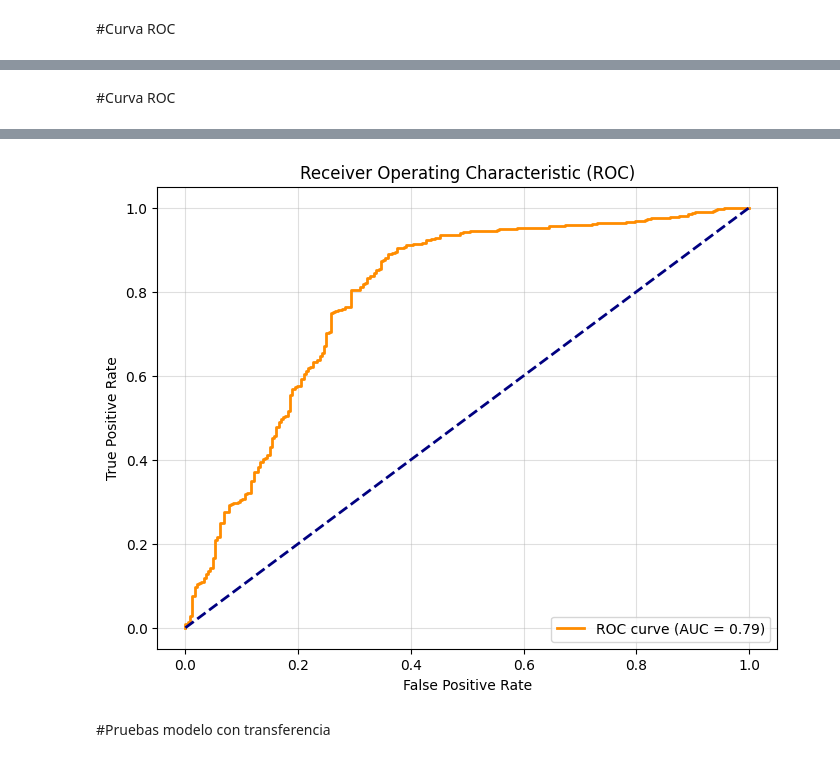
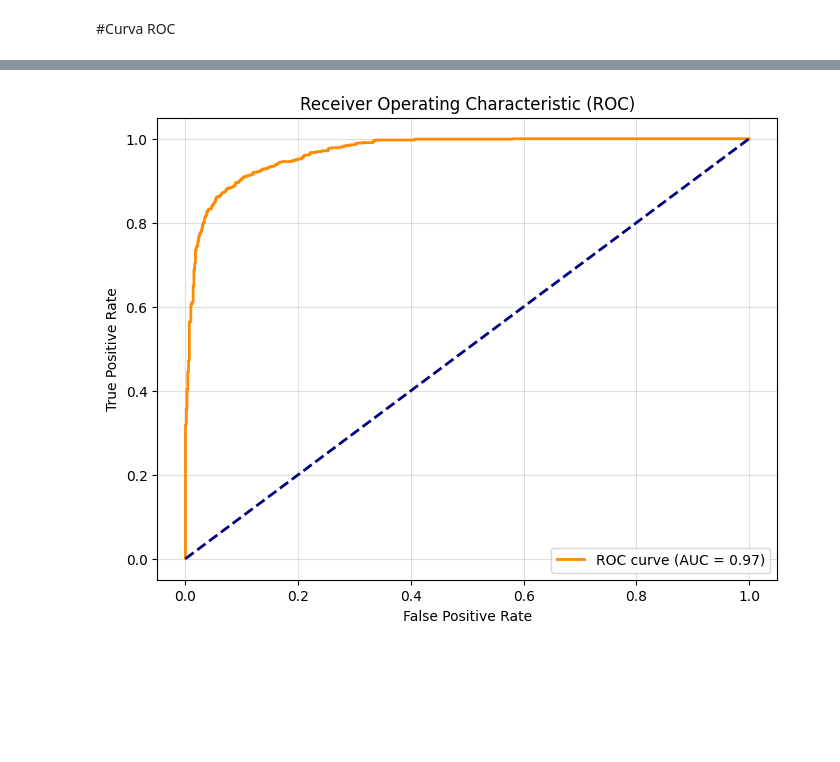
Before and after one commit to clasicancer/Casificancer, a Jupyter notebook: dev_model/Prueba_modelos.ipynb, the cells around one changed output, grey strips where cells are left out. Cells and saved outputs as stored; diff of their text form; code cells hidden in the pictures; blank space fills up the shorter version.

Commit message:
añadiendo modelo 3

```diff
--- a/dev_model/Prueba_modelos.ipynb
+++ b/dev_model/Prueba_modelos.ipynb
@@ -241,5 +168,5 @@ Esta imagen parece ser benign con un 100.00 % de exactitud.
 # %%
-carga_modelo_trans = tf.keras.models.load_model('/content/drive/MyDrive/cancer_modelo_trans.h5')
+carga_modelo_trans = tf.keras.models.load_model('/content/drive/MyDrive/cancer_modelo_trans_1.h5')
 # %% [output]
 WARNING:absl:Compiled the loaded model, but the compiled metrics have yet to be built. `model.compile_metrics` will be empty until you train or evaluate the model.
 # %%
@@ -912,17 +911,0 @@ plt.show()
-# %%
-import numpy as np
-from sklearn.metrics import f1_score
-
-# Obtener imágenes y etiquetas del conjunto de datos
-images, labels = [], []
-for img_batch, label_batch in test_ds:
-    images.append(img_batch)
-    labels.append(label_batch)
-
-# Convertir a tensores
-images = tf.concat(images, axis=0)
-labels = tf.concat(labels, axis=0)
-
-# Predecir con el modelo
-predictions = carga_modelo_fina.predict(images)
-predicted_labels = (predictions > 0.5).astype(int)  # Convertir probabilidades a etiquetas binarias
@@ -964,36 +912,36 @@ F1-Score para la clase 'malignant': 0.86
-# %% [markdown]
-#Curva ROC
 # %%
-import tensorflow as tf
-import numpy as np
-import matplotlib.pyplot as plt
+from tensorflow.keras.activations import softmax
+
+# Obtener etiquetas verdaderas y logits predichos
+y_true = []
+y_pred_logits = []
+
+for images, labels in val_ds:
+    y_true.extend(labels.numpy())  # Etiquetas verdaderas
+    predictions = carga_modelo_trans.predict(images)  # Logits crudos
+    y_pred_logits.extend(predictions)
+
+y_true = np.array(y_true)
+y_pred_logits = np.array(y_pred_logits)
+
+# Convertir logits a probabilidades utilizando softmax
+y_pred_probabilities = softmax(y_pred_logits).numpy()
+
+# Usar la columna correspondiente a la clase positiva (por ejemplo, clase 1)
+y_pred = y_pred_probabilities[:, 1]
+
+# Calcular la curva ROC
 from sklearn.metrics import roc_curve, auc
 
-# 1. Evaluar el modelo en el conjunto de prueba
-y_true = []  # Etiquetas verdaderas
-y_pred = []  # Probabilidades predichas
-
-for images, labels in test_ds:
-    y_true.extend(labels.numpy())  # Convertir tensores a numpy
-    # Get predictions for the positive class (assuming binary classification)
-    predictions = carga_modelo_fina.predict(images)
-    # If your model outputs a single probability for the positive class, use:
-    # y_pred.extend(predictions)
-    # If your model outputs probabilities for multiple classes, use:
-    y_pred.extend(predictions.flatten())  # Assuming the second column represents the positive class
-
-
-y_true = np.array(y_true)
-y_pred = np.array(y_pred)
-
-# 2. Calcular la curva ROC
 fpr, tpr, thresholds = roc_curve(y_true, y_pred)
 roc_auc = auc(fpr, tpr)
 
-# 3. Graficar la curva ROC
+# Graficar la curva ROC
+import matplotlib.pyplot as plt
+
 plt.figure(figsize=(8, 6))
 plt.plot(fpr, tpr, color='darkorange', lw=2, label=f'ROC curve (AUC = {roc_auc:.2f})')
-plt.plot([0, 1], [0, 1], color='navy', lw=2, linestyle='--')  # Línea diagonal (azar)
+plt.plot([0, 1], [0, 1], color='navy', lw=2, linestyle='--')  # Línea diagonal
 plt.xlabel('False Positive Rate')
 plt.ylabel('True Positive Rate')
 plt.title('Receiver Operating Characteristic (ROC)')
@@ -1021,3 +969 @@ plt.show()
-[figure, old version]
+[figure, new version]
-# %% [markdown]
-#Pruebas modelo con transferencia
```
Also changed, not shown: parts of 69 cells of this notebook, 2 other files.
